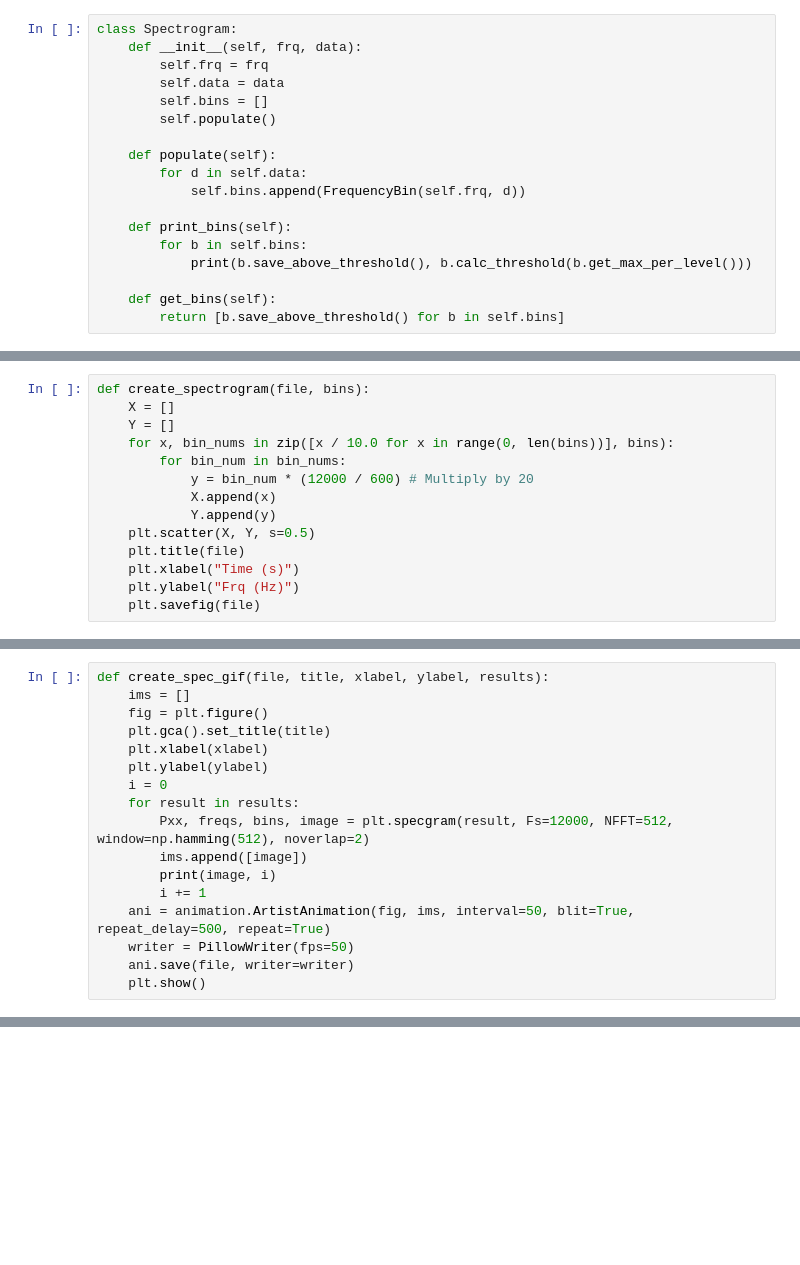
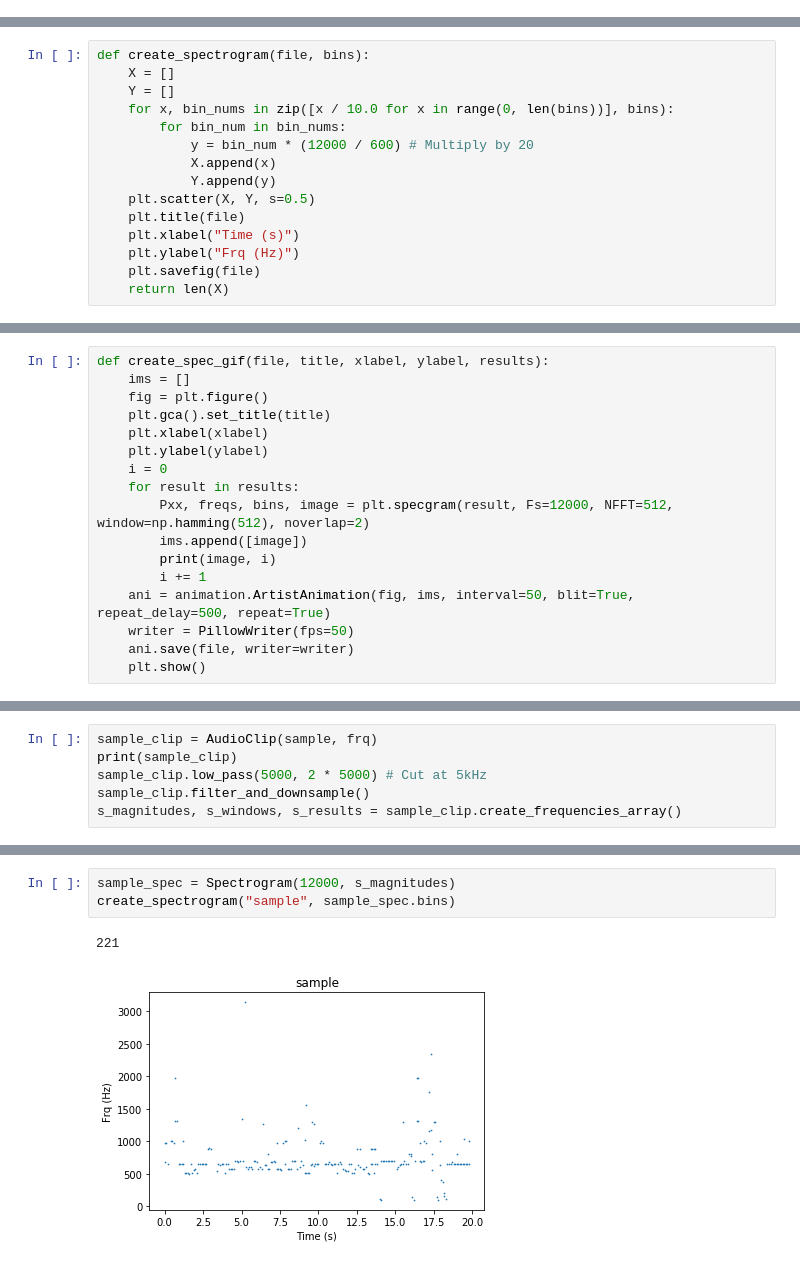
Before and after one commit to Graystripe17/Sadzam, a Jupyter notebook: XC/XC.ipynb, the cells around one changed output, grey strips where cells are left out. Drawn from its saved outputs; the diff is of its cells as text; blank space fills up the shorter version.

```diff
--- a/XC/XC.ipynb
+++ b/XC/XC.ipynb
@@ -179,21 +180,3 @@ create_gif("windowed.gif", "Windows in time domain over time (0.1s step)", windo
 create_gif("results.gif", "Results in the time domain (0.1s step)", results, xlabel="Frq (Hz)", ylabel="Results")
 # %% [output]
 [figure]
-# %%
-class Spectrogram:
-    def __init__(self, frq, data):
-        self.frq = frq
-        self.data = data
-        self.bins = []
-        self.populate()
-
-    def populate(self):
-        for d in self.data:
-            self.bins.append(FrequencyBin(self.frq, d))
-
-    def print_bins(self):
-        for b in self.bins:
-            print(b.save_above_threshold(), b.calc_threshold(b.get_max_per_level()))
-
-    def get_bins(self):
-        return [b.save_above_threshold() for b in self.bins]
@@ -259,5 +293,6 @@ def create_spectrogram(file, bins):
     plt.xlabel("Time (s)")
     plt.ylabel("Frq (Hz)")
     plt.savefig(file)
+    return len(X)
 # %%
 s = Spectrogram(12000, magnitudes)
@@ -286,0 +375,6 @@ def create_spec_gif(file, title, xlabel, ylabel, results):
+# %%
+sample_clip = AudioClip(sample, frq)
+print(sample_clip)
+sample_clip.low_pass(5000, 2 * 5000) # Cut at 5kHz
+sample_clip.filter_and_downsample()
+s_magnitudes, s_windows, s_results = sample_clip.create_frequencies_array()
@@ -286,0 +399,6 @@ def create_spec_gif(file, title, xlabel, ylabel, results):
+# %%
+sample_spec = Spectrogram(12000, s_magnitudes)
+create_spectrogram("sample", sample_spec.bins)
+# %% [output]
+221
+[figure, added]
```
Also changed, not shown: parts of 13 cells of this notebook, 4 other files.
